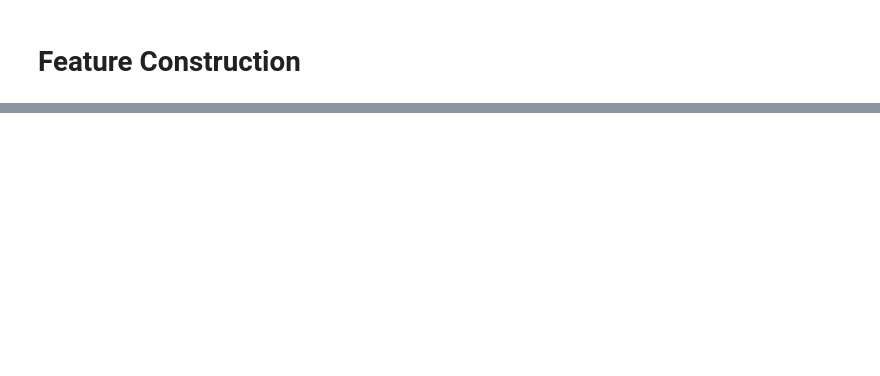
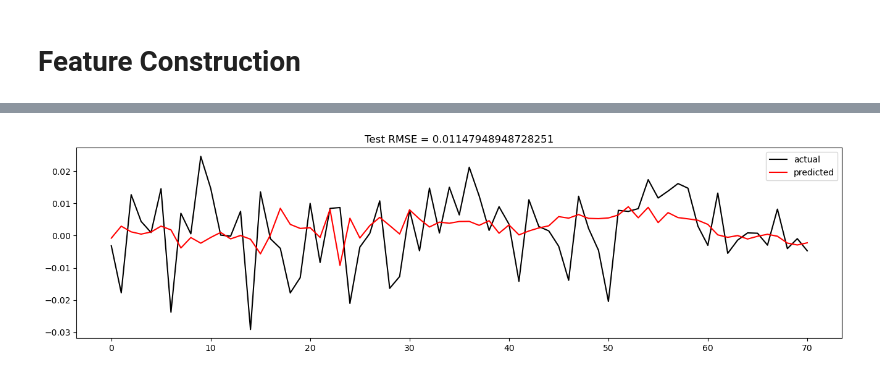
Before and after one commit to milosabogal/CSE-881-Project, a Jupyter notebook: LSTM Model.ipynb, the cells around one changed output, grey strips where cells are left out. Cells and saved outputs as stored; diff of their text form; code cells hidden in the pictures; blank space fills up the shorter version.

```diff
--- a/LSTM Model.ipynb
+++ b/LSTM Model.ipynb
@@ -104,7 +106,7 @@ for ticker_df in yfinance_data_dict.values():
     ticker_df["CCI"] = (typical_price - mean_typical_price) / (0.015 * mean_deviation)
 # %%
 # Volatility
-VOLATILITY_PERIOD  = 10
+VOLATILITY_PERIOD  = WINDOW_SIZE
 for ticker_df in yfinance_data_dict.values():
     ticker_df["Volatility"] = ticker_df["Returns"].rolling(window=VOLATILITY_PERIOD).std()
 # %%
@@ -256,2 +258,24 @@ with torch.no_grad():
+# %%
+preds = []
+truths = []
+data = example_df.to_numpy()
+model.eval()
+with torch.no_grad():
+    for i in range(len(X_test)):
+        sample = X_test[i, np.newaxis]
+        y_pred = model(sample)
+        y_pred_orig = test_scaler.inverse_transform(np.repeat(y_pred, X_test.shape[2], axis=-1))[:,-1]
+        y_test_orig = test_scaler.inverse_transform(np.repeat(y_test[i, np.newaxis], X_test.shape[2], axis=-1))[:,-1]
+        preds.append(float(y_pred_orig))
+        truths.append(float(y_test_orig))
+
+rmse = np.sqrt(mean_squared_error(truths, preds))
+plt.figure(figsize=(16,4))
+plt.plot(truths, color='black', label = "actual")
+plt.plot(preds, color='red', label = "predicted")
+plt.legend()
+plt.title('Test RMSE = ' + str(rmse));
+# %% [output]
+[figure, added]
 # %%
 model.eval()
```
Also changed, not shown: parts of 18 cells of this notebook, 6 other files.
